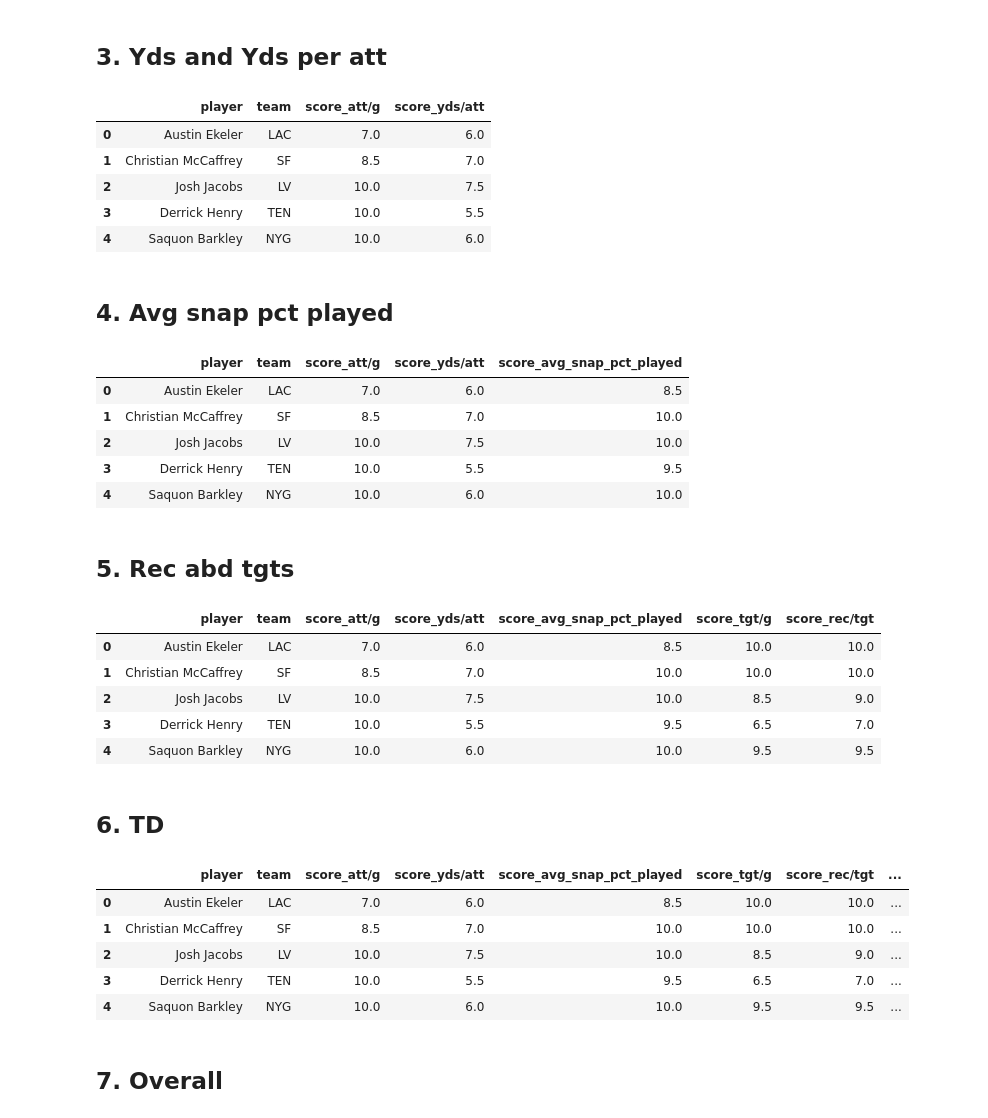
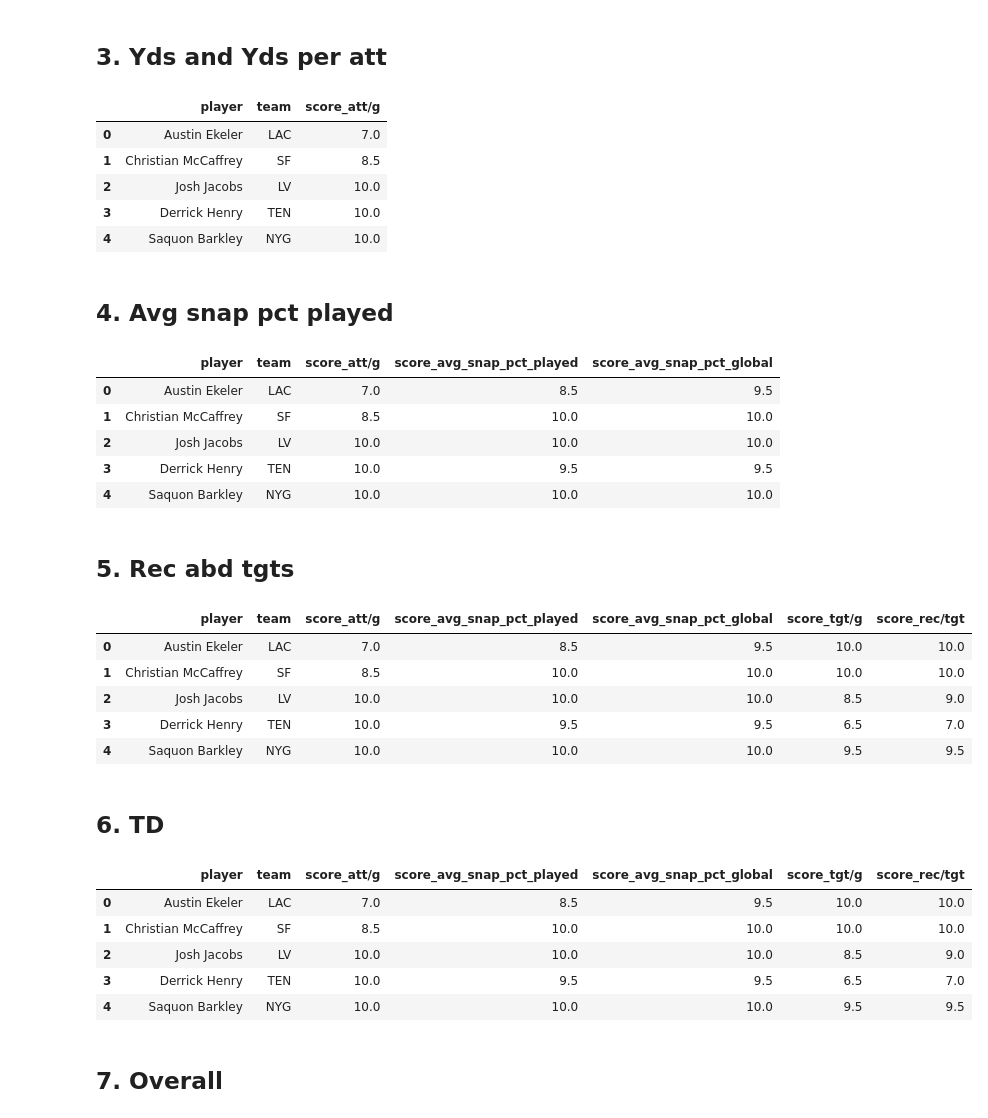
Before and after one commit to kevinmiguel97/Fantasy-Football-, a Jupyter notebook: Notebook.ipynb, the cells around one changed output. Drawn from its saved outputs; the diff is of its cells as text; code cells hidden in the pictures.

```diff
--- a/Notebook.ipynb
+++ b/Notebook.ipynb
@@ -588,31 +588,32 @@ df_rb_22['yds/att'] = df_rb_22['yds'] / df_rb_22['att']
 
 # df_scores_rb_22 = merge_score(df_rb_22, df_scores_rb_22, 'yds')
 
-df_scores_rb_22 = merge_score(df_rb_22, df_scores_rb_22, 'yds/att')
+# df_scores_rb_22 = merge_score(df_rb_22, df_scores_rb_22, 'yds/att')
 
 df_scores_rb_22.head()
 # %% [output]
-|  | player | team | score_att/g | score_yds/att |
-| 0 | Austin Ekeler | LAC | 7.0 | 6.0 |
-| 1 | Christian McCaffrey | SF | 8.5 | 7.0 |
-| 2 | Josh Jacobs | LV | 10.0 | 7.5 |
-| 3 | Derrick Henry | TEN | 10.0 | 5.5 |
-| 4 | Saquon Barkley | NYG | 10.0 | 6.0 |
+|  | player | team | score_att/g |
+| 0 | Austin Ekeler | LAC | 7.0 |
+| 1 | Christian McCaffrey | SF | 8.5 |
+| 2 | Josh Jacobs | LV | 10.0 |
+| 3 | Derrick Henry | TEN | 10.0 |
+| 4 | Saquon Barkley | NYG | 10.0 |
 # %% [markdown]
 ## 4. Avg snap pct played
 # %%
 df_scores_rb_22 = merge_score(df_rb_22, df_scores_rb_22, 'avg_snap_pct_played')
 
-# df_scores_rb_22 = merge_score(df_rb_22, df_scores_rb_22, 'avg_snap_pct_global')
+df_scores_rb_22 = merge_score(df_rb_22, df_scores_rb_22, 'avg_snap_pct_global')
+
 
 df_scores_rb_22.head()
 # %% [output]
-|  | player | team | score_att/g | score_yds/att | score_avg_snap_pct_played |
-| 0 | Austin Ekeler | LAC | 7.0 | 6.0 | 8.5 |
-| 1 | Christian McCaffrey | SF | 8.5 | 7.0 | 10.0 |
-| 2 | Josh Jacobs | LV | 10.0 | 7.5 | 10.0 |
-| 3 | Derrick Henry | TEN | 10.0 | 5.5 | 9.5 |
-| 4 | Saquon Barkley | NYG | 10.0 | 6.0 | 10.0 |
+|  | player | team | score_att/g | score_avg_snap_pct_played | score_avg_snap_pct_global |
+| 0 | Austin Ekeler | LAC | 7.0 | 8.5 | 9.5 |
+| 1 | Christian McCaffrey | SF | 8.5 | 10.0 | 10.0 |
+| 2 | Josh Jacobs | LV | 10.0 | 10.0 | 10.0 |
+| 3 | Derrick Henry | TEN | 10.0 | 9.5 | 9.5 |
+| 4 | Saquon Barkley | NYG | 10.0 | 10.0 | 10.0 |
 # %% [markdown]
 ## 5. Rec abd tgts
 # %%
@@ -620,7 +621,7 @@ df_scores_rb_22.head()
 
 df_rb_22['tgt/g'] = df_rb_22['tgt'] / df_rb_22['g']
 
-df_rb_22['rec/tgt'] = df_rb_22['rec'] / df_rb_22['g']
+df_rb_22['rec/g'] = df_rb_22['rec'] / df_rb_22['g']
 
 # df_scores_rb_22 = merge_score(df_rb_22, df_scores_rb_22, 'tgt')
 
@@ -632,30 +633,30 @@ df_scores_rb_22 = merge_score(df_rb_22, df_scores_rb_22, 'rec/tgt')
 
 df_scores_rb_22.head()
 # %% [output]
-|  | player | team | score_att/g | score_yds/att | score_avg_snap_pct_played | score_tgt/g | score_rec/tgt |
-| 0 | Austin Ekeler | LAC | 7.0 | 6.0 | 8.5 | 10.0 | 10.0 |
-| 1 | Christian McCaffrey | SF | 8.5 | 7.0 | 10.0 | 10.0 | 10.0 |
-| 2 | Josh Jacobs | LV | 10.0 | 7.5 | 10.0 | 8.5 | 9.0 |
-| 3 | Derrick Henry | TEN | 10.0 | 5.5 | 9.5 | 6.5 | 7.0 |
-| 4 | Saquon Barkley | NYG | 10.0 | 6.0 | 10.0 | 9.5 | 9.5 |
+|  | player | team | score_att/g | score_avg_snap_pct_played | score_avg_snap_pct_global | score_tgt/g | score_rec/tgt |
+| 0 | Austin Ekeler | LAC | 7.0 | 8.5 | 9.5 | 10.0 | 10.0 |
+| 1 | Christian McCaffrey | SF | 8.5 | 10.0 | 10.0 | 10.0 | 10.0 |
+| 2 | Josh Jacobs | LV | 10.0 | 10.0 | 10.0 | 8.5 | 9.0 |
+| 3 | Derrick Henry | TEN | 10.0 | 9.5 | 9.5 | 6.5 | 7.0 |
+| 4 | Saquon Barkley | NYG | 10.0 | 10.0 | 10.0 | 9.5 | 9.5 |
 # %% [markdown]
 ## 6. TD
 # %%
 # Create att per game
 df_rb_22['td/g'] = df_rb_22['td'] / df_rb_22['g']
 
 # df_scores_rb_22 = merge_score(df_rb_22, df_scores_rb_22, 'td')
 
-df_scores_rb_22 = merge_score(df_rb_22, df_scores_rb_22, 'td/g')
+# df_scores_rb_22 = merge_score(df_rb_22, df_scores_rb_22, 'td/g')
 
 df_scores_rb_22.head()
 # %% [output]
-|  | player | team | score_att/g | score_yds/att | score_avg_snap_pct_played | score_tgt/g | score_rec/tgt | ... |
-| 0 | Austin Ekeler | LAC | 7.0 | 6.0 | 8.5 | 10.0 | 10.0 | ... |
-| 1 | Christian McCaffrey | SF | 8.5 | 7.0 | 10.0 | 10.0 | 10.0 | ... |
-| 2 | Josh Jacobs | LV | 10.0 | 7.5 | 10.0 | 8.5 | 9.0 | ... |
-| 3 | Derrick Henry | TEN | 10.0 | 5.5 | 9.5 | 6.5 | 7.0 | ... |
-| 4 | Saquon Barkley | NYG | 10.0 | 6.0 | 10.0 | 9.5 | 9.5 | ... |
+|  | player | team | score_att/g | score_avg_snap_pct_played | score_avg_snap_pct_global | score_tgt/g | score_rec/tgt |
+| 0 | Austin Ekeler | LAC | 7.0 | 8.5 | 9.5 | 10.0 | 10.0 |
+| 1 | Christian McCaffrey | SF | 8.5 | 10.0 | 10.0 | 10.0 | 10.0 |
+| 2 | Josh Jacobs | LV | 10.0 | 10.0 | 10.0 | 8.5 | 9.0 |
+| 3 | Derrick Henry | TEN | 10.0 | 9.5 | 9.5 | 6.5 | 7.0 |
+| 4 | Saquon Barkley | NYG | 10.0 | 10.0 | 10.0 | 9.5 | 9.5 |
 # %% [markdown]
 ## 7. Overall
 # %%
```
Also changed, not shown: parts of 2 cells of this notebook.
